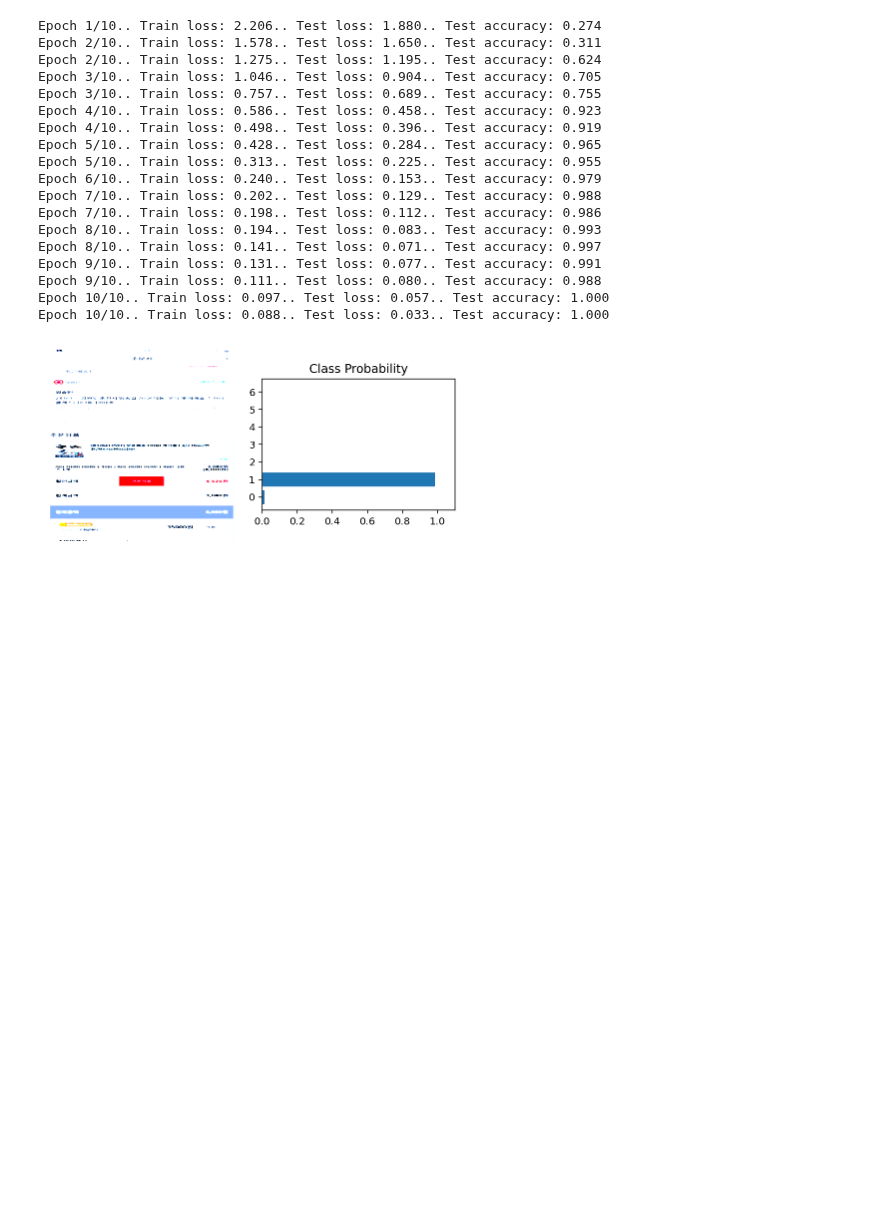
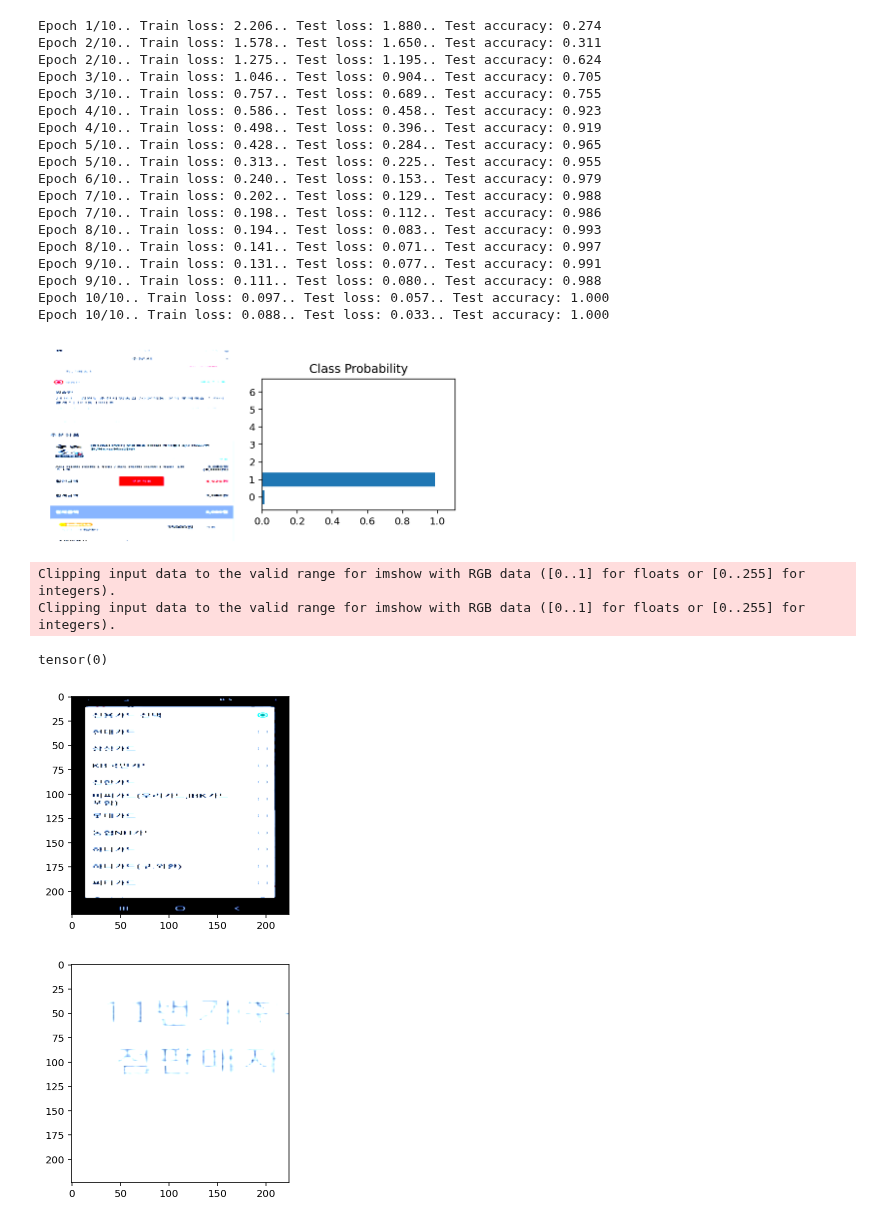
Before and after one commit to lumigraph/AP2018, a Jupyter notebook: TemplateMatchingExperiment.ipynb, the cells around one changed output. Drawn from its saved outputs; the diff is of its cells as text; code cells hidden in the pictures; blank space fills up the shorter version.

```diff
--- a/TemplateMatchingExperiment.ipynb
+++ b/TemplateMatchingExperiment.ipynb
@@ -371,4 +388,37 @@ class TemplateIdentifier(nn.Module):
       combined_feature = torch.cat((feature1, feature2))
       output = self.feature_identifier.forward(combined_feature)
       return output
+# %%
+train_image_iter = iter(train_image_loader)
+train_templ_iter = iter(train_templ_loader)
+# %%
+train_images, train_labels = next(train_image_iter)
+train_templates, _ = next(train_templ_iter)
+
+model.eval()
+with torch.no_grad():
+    train_images, train_templates = train_images.to(device), train_templates.to(device)
+
+#    test_logps = model.forward(test_inputs)
+#    test_ps = torch.exp(test_logps)
+
+    for i in range(1):  #range(len(train_inputs)):
+        print(train_labels[i])
+
+        plt.figure()
+        plt.imshow(train_images[i].cpu().numpy().transpose(1,2,0))
+
+        plt.figure()
+        plt.imshow(train_templates[i].cpu().numpy().transpose(1,2,0))
+
+#        img = torch.from_numpy(test_inputs[i].cpu().numpy().transpose(1,2,0))
+#        img = np.clip(img, 0.0, 1.0)
+#        view_classify(img, test_ps[i].cpu())
+#model.train()
+# %% [output]
+Clipping input data to the valid range for imshow with RGB data ([0..1] for floats or [0..255] for integers).
+Clipping input data to the valid range for imshow with RGB data ([0..1] for floats or [0..255] for integers).
+tensor(0)
+[figure, added]
+[figure, added]
 # %%
```
Also changed, not shown: parts of 6 cells of this notebook.
